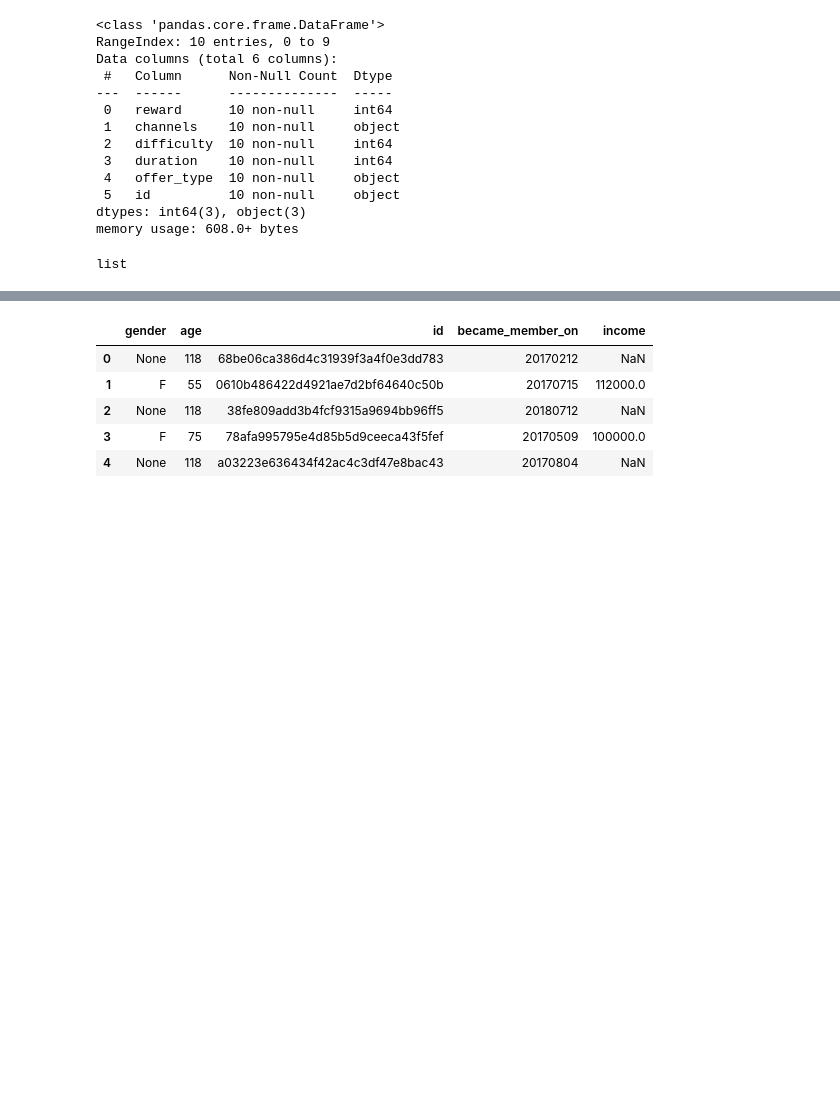
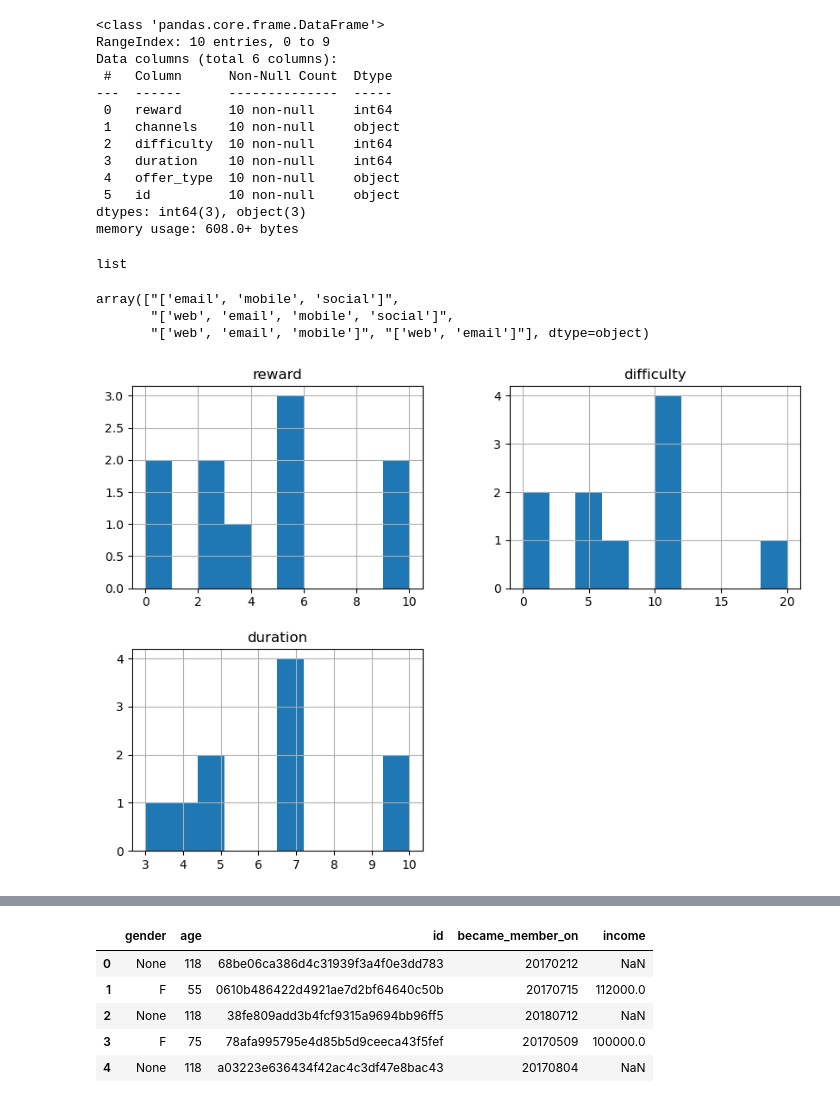
Before and after one commit to NsikanabasiMike/Starbucks_Capstone_Challenge, a Jupyter notebook: Starbucks_Capstone_notebook.ipynb, the cells around one changed output, grey strips where cells are left out. Saved outputs shown, nothing was run; the diff lists cells and outputs as text; code cells hidden in the pictures; blank space fills up the shorter version.

```diff
--- a/Starbucks_Capstone_notebook.ipynb
+++ b/Starbucks_Capstone_notebook.ipynb
@@ -83,9 +92,9 @@ import seaborn as sns
 %matplotlib inline
 
 # read in the json files
-portfolio = pd.read_json('portfolio.json', orient='records', lines=True)
-profile = pd.read_json('profile.json', orient='records', lines=True)
-transcript = pd.read_json('transcript.json', orient='records', lines=True)
+portfolio = pd.read_json('data/portfolio.json', orient='records', lines=True)
+profile = pd.read_json('data/profile.json', orient='records', lines=True)
+transcript = pd.read_json('data/transcript.json', orient='records', lines=True)
 # %% [markdown]
 <a id='explore'></a>
 # Data Exploration
@@ -121,3 +130,16 @@ memory usage: 608.0+ bytes
 type(portfolio.channels[0])
 # %% [output]
 list
+# %%
+# Check the unique values in channels
+portfolio.channels.astype(str).unique()
+# %% [output]
+array(["['email', 'mobile', 'social']",
+       "['web', 'email', 'mobile', 'social']",
+       "['web', 'email', 'mobile']", "['web', 'email']"], dtype=object)
+# %%
+# EDA on portfolio
+portfolio.hist(figsize=[10, 7]);
+plt.savefig('portfolio.png');
+# %% [output]
+[figure, added]
```
Also changed, not shown: parts of 17 cells of this notebook.
